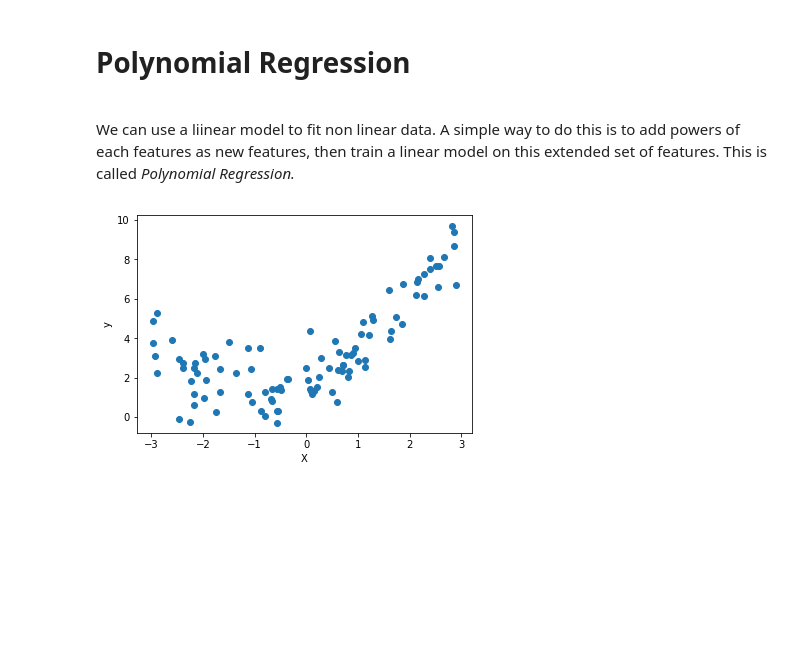
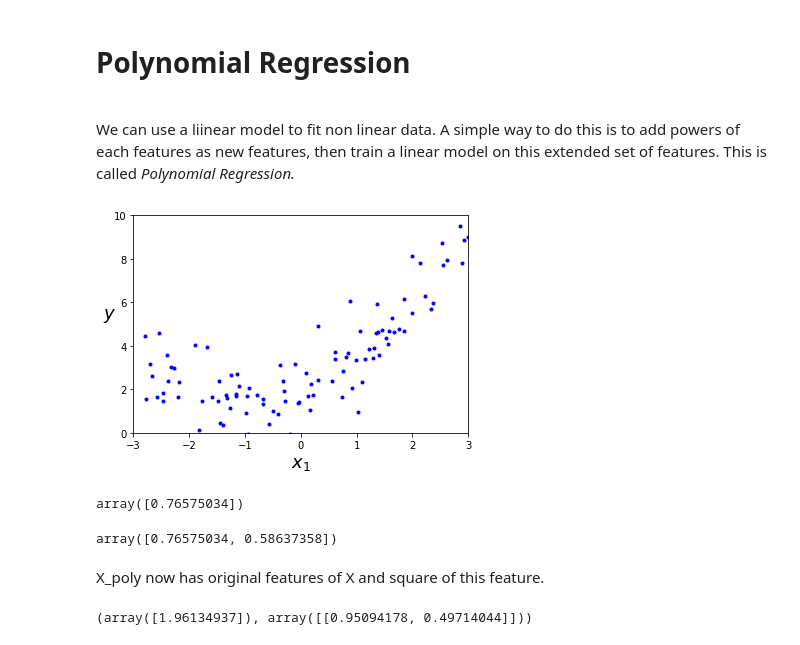
Before and after one commit to rohith28/Training-Models, a Jupyter notebook: Polynomial Regression.ipynb, the cells around one changed output. Drawn from its saved outputs; the diff is of its cells as text; code cells hidden in the pictures; blank space fills up the shorter version.

Commit message:
Plotting Polynomial regression

```diff
--- a/Polynomial Regression.ipynb
+++ b/Polynomial Regression.ipynb
@@ -7,13 +7,39 @@ We can use a liinear model to fit non linear data. A simple way to do this is to
 # %%
 import numpy as np
 import matplotlib
 import matplotlib.pyplot as plt
 m = 100
-X = 6 * np.random.rand(m,1) - 3
-y = 0.5 * X**2 + X+2+np.random.randn(m,1)
-plt.scatter(X,y)
-plt.xlabel("X")
-plt.ylabel("y")
+X = 6 * np.random.rand(m,1) - 3 # Creates array of given shape and populate it with random samples with uniform distribution
+y = 0.5 * X**2 + X+2+np.random.randn(m,1) # Quadratic Equation
+plt.plot(X, y, "b.")
+plt.xlabel("$x_1$", fontsize=18)
+plt.ylabel("$y$", rotation=0, fontsize=18)
+plt.axis([-3, 3, 0, 10])
 plt.show()
 # %% [output]
-[figure, old version]
+[figure, new version]
+# %%
+# Straight line will never fit this data properly.
+# Scikit learn's PolynomialFeatures class to transform our training data, adding the square of each feature in the trainig set as new features
+
+
+from sklearn.preprocessing import PolynomialFeatures
+
+poly_features = PolynomialFeatures(degree=2, include_bias = False)
+X_poly = poly_features.fit_transform(X)
+X[0]
+# %% [output]
+array([0.76575034])
+# %%
+X_poly[0]
+# %% [output]
+array([0.76575034, 0.58637358])
+# %% [markdown]
+X_poly now has original features of X and square of this feature.
+# %%
+from sklearn.linear_model import LinearRegression
+lin_reg = LinearRegression()
+lin_reg.fit(X_poly,y)
+lin_reg.intercept_,lin_reg.coef_
+# %% [output]
+(array([1.96134937]), array([[0.95094178, 0.49714044]]))
```
Also changed, not shown: parts of 3 cells of this notebook.
